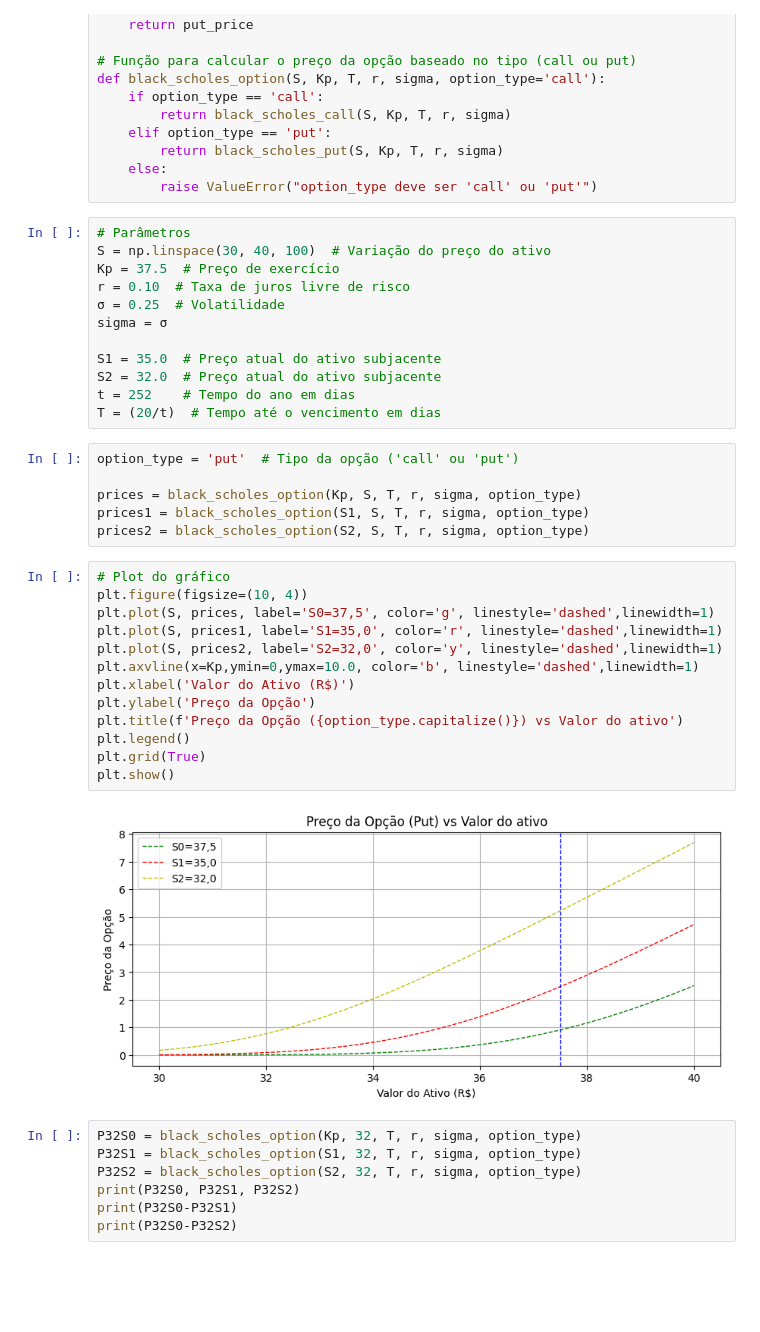
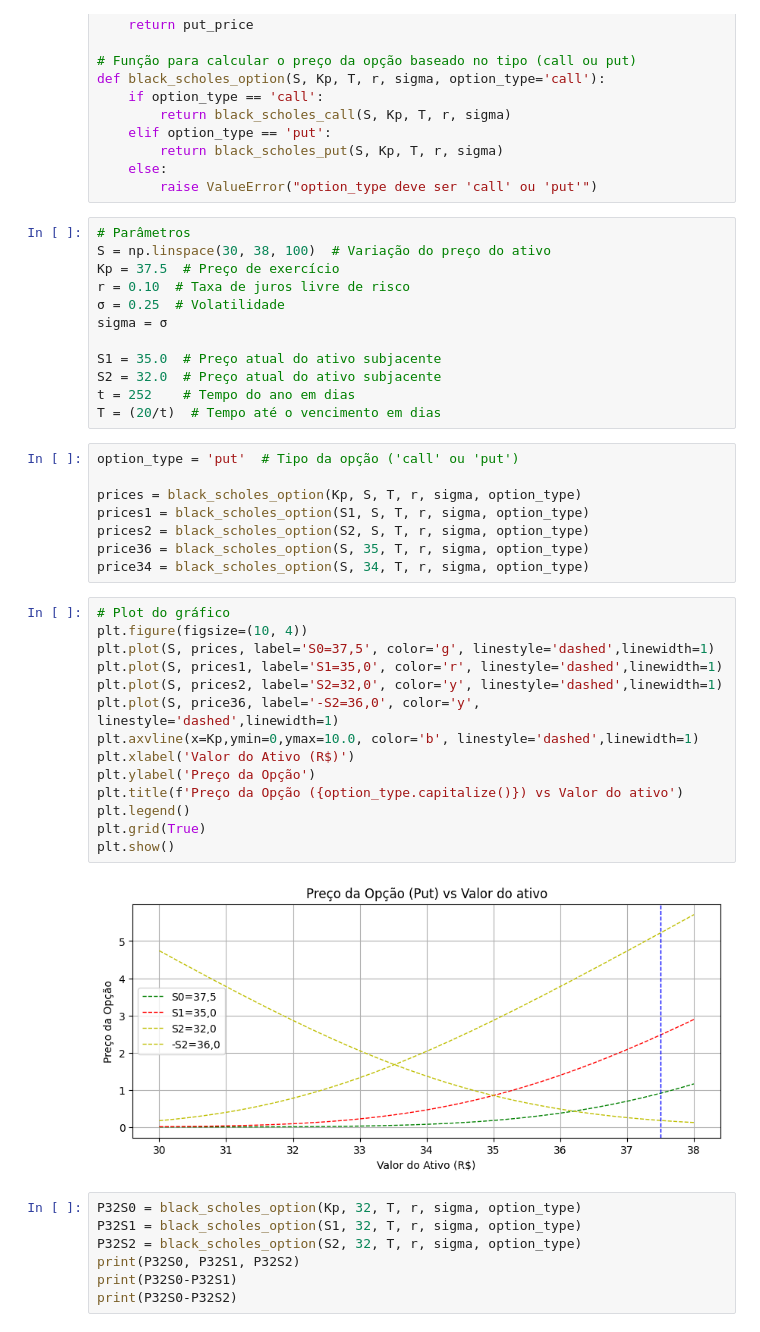
Before and after one commit to Felipe-Pinto/python_para_investimentos, a Jupyter notebook: Turbo.ipynb, the cells around one changed output. Saved outputs shown, nothing was run; the diff lists cells and outputs as text; blank space fills up the shorter version.

```diff
--- a/Turbo.ipynb
+++ b/Turbo.ipynb
@@ -30,7 +30,7 @@ def black_scholes_option(S, Kp, T, r, sigma, option_type='call'):
         raise ValueError("option_type deve ser 'call' ou 'put'")
 # %%
 # Parâmetros
-S = np.linspace(30, 40, 100)  # Variação do preço do ativo
+S = np.linspace(30, 38, 100)  # Variação do preço do ativo
 Kp = 37.5  # Preço de exercício
 r = 0.10  # Taxa de juros livre de risco
 σ = 0.25  # Volatilidade
@@ -46,21 +46,24 @@ option_type = 'put'  # Tipo da opção ('call' ou 'put')
 prices = black_scholes_option(Kp, S, T, r, sigma, option_type)
 prices1 = black_scholes_option(S1, S, T, r, sigma, option_type)
 prices2 = black_scholes_option(S2, S, T, r, sigma, option_type)
+price36 = black_scholes_option(S, 35, T, r, sigma, option_type)
+price34 = black_scholes_option(S, 34, T, r, sigma, option_type)
 # %%
 # Plot do gráfico
 plt.figure(figsize=(10, 4))
 plt.plot(S, prices, label='S0=37,5', color='g', linestyle='dashed',linewidth=1)
 plt.plot(S, prices1, label='S1=35,0', color='r', linestyle='dashed',linewidth=1)
 plt.plot(S, prices2, label='S2=32,0', color='y', linestyle='dashed',linewidth=1)
+plt.plot(S, price36, label='-S2=36,0', color='y', linestyle='dashed',linewidth=1)
 plt.axvline(x=Kp,ymin=0,ymax=10.0, color='b', linestyle='dashed',linewidth=1)
 plt.xlabel('Valor do Ativo (R$)')
 plt.ylabel('Preço da Opção')
 plt.title(f'Preço da Opção ({option_type.capitalize()}) vs Valor do ativo')
 plt.legend()
 plt.grid(True)
 plt.show()
 # %% [output]
-[figure, old version]
+[figure, new version]
 # %%
 P32S0 = black_scholes_option(Kp, 32, T, r, sigma, option_type)
 P32S1 = black_scholes_option(S1, 32, T, r, sigma, option_type)
```
Also changed, not shown: parts of 1 cell of this notebook.
